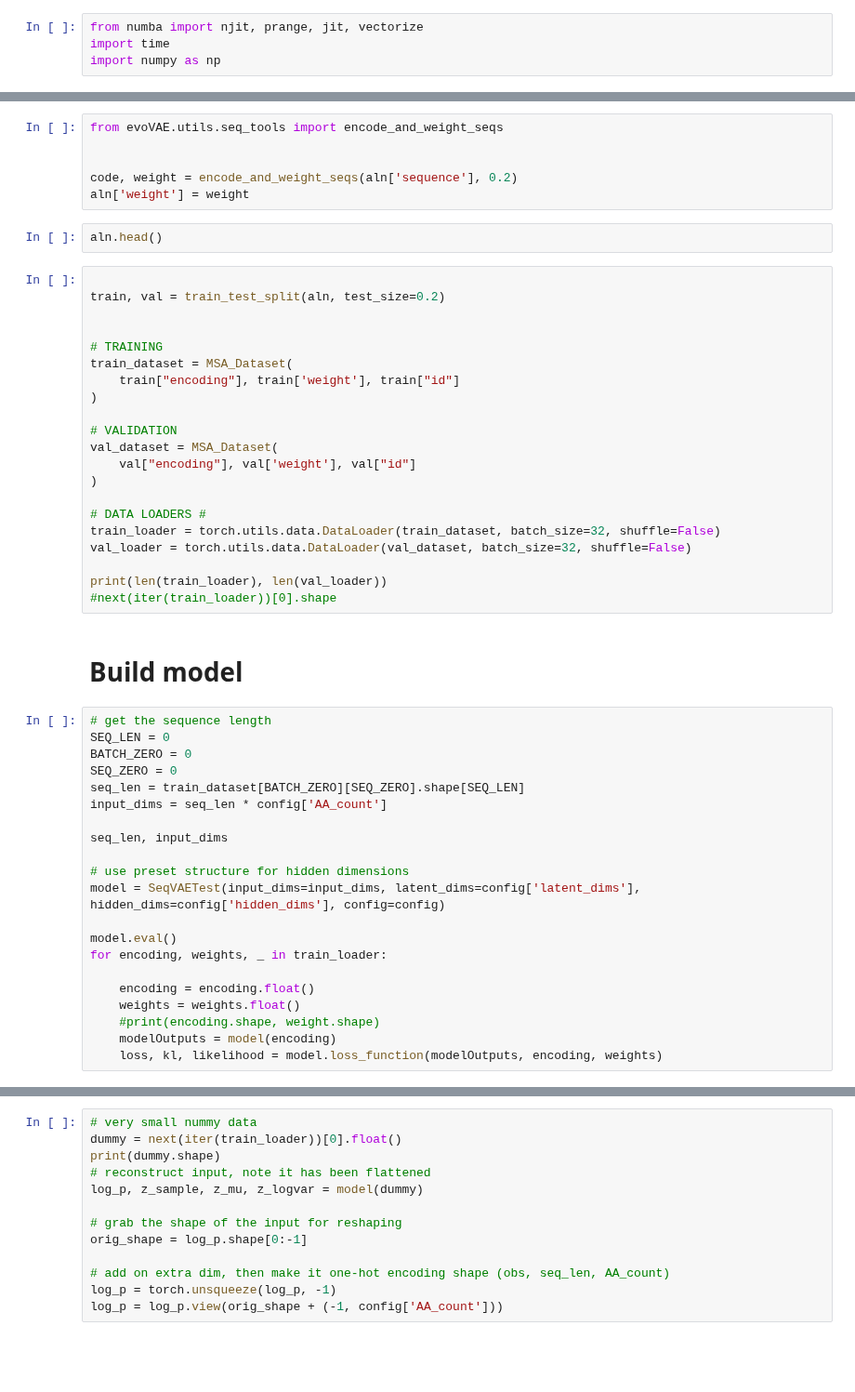
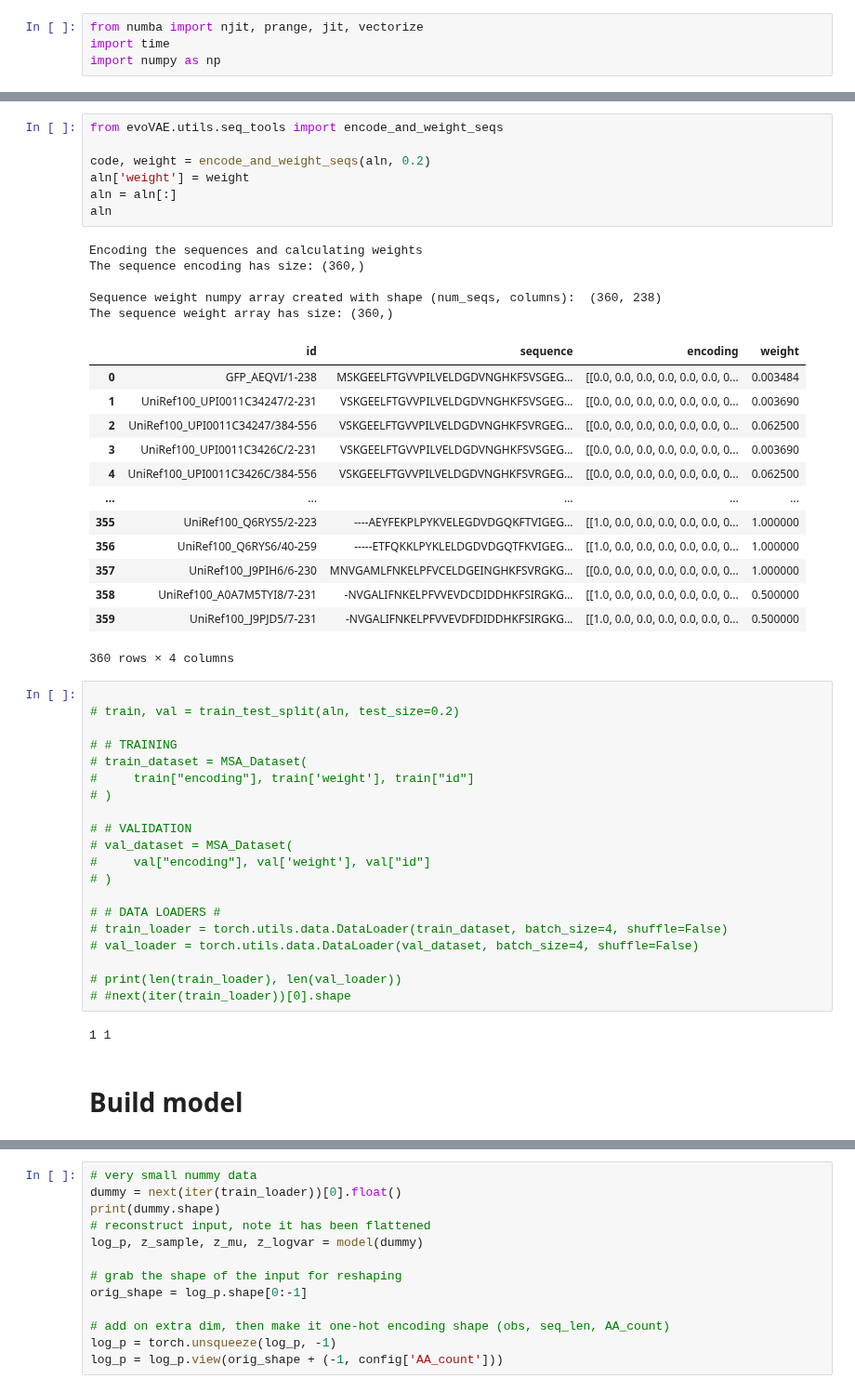
Before and after one commit to SebPorras/MAP_VAE, a Jupyter notebook: notebooks/model_playground.ipynb, the cells around one changed output, grey strips where cells are left out. Shown at 93% size. Drawn from its saved outputs; the diff is of its cells as text; blank space fills up the shorter version.

```diff
--- a/notebooks/model_playground.ipynb
+++ b/notebooks/model_playground.ipynb
@@ -149,52 +78,50 @@ msa.shape
 # %%
 from evoVAE.utils.seq_tools import encode_and_weight_seqs
 
-
-code, weight = encode_and_weight_seqs(aln['sequence'], 0.2)
+code, weight = encode_and_weight_seqs(aln, 0.2)
 aln['weight'] = weight
+aln = aln[:]
+aln
+# %% [output]
+Encoding the sequences and calculating weights
+The sequence encoding has size: (360,)
+
+Sequence weight numpy array created with shape (num_seqs, columns):  (360, 238)
+The sequence weight array has size: (360,)
+|  | id | sequence | encoding | weight |
+| 0 | GFP_AEQVI/1-238 | MSKGEELFTGVVPILVELDGDVNGHKFSVSGEG... | [[0.0, 0.0, 0.0, 0.0, 0.0, 0.0, 0... | 0.003484 |
+| 1 | UniRef100_UPI0011C34247/2-231 | VSKGEELFTGVVPILVELDGDVNGHKFSVSGEG... | [[0.0, 0.0, 0.0, 0.0, 0.0, 0.0, 0... | 0.003690 |
+| 2 | UniRef100_UPI0011C34247/384-556 | VSKGEELFTGVVPILVELDGDVNGHKFSVRGEG... | [[0.0, 0.0, 0.0, 0.0, 0.0, 0.0, 0... | 0.062500 |
+| 3 | UniRef100_UPI0011C3426C/2-231 | VSKGEELFTGVVPILVELDGDVNGHKFSVSGEG... | [[0.0, 0.0, 0.0, 0.0, 0.0, 0.0, 0... | 0.003690 |
+| 4 | UniRef100_UPI0011C3426C/384-556 | VSKGEELFTGVVPILVELDGDVNGHKFSVRGEG... | [[0.0, 0.0, 0.0, 0.0, 0.0, 0.0, 0... | 0.062500 |
+| ... | ... | ... | ... | ... |
+| 355 | UniRef100_Q6RYS5/2-223 | ----AEYFEKPLPYKVELEGDVDGQKFTVIGEG... | [[1.0, 0.0, 0.0, 0.0, 0.0, 0.0, 0... | 1.000000 |
+| 356 | UniRef100_Q6RYS6/40-259 | -----ETFQKKLPYKLELDGDVDGQTFKVIGEG... | [[1.0, 0.0, 0.0, 0.0, 0.0, 0.0, 0... | 1.000000 |
+| 357 | UniRef100_J9PIH6/6-230 | MNVGAMLFNKELPFVCELDGEINGHKFSVRGKG... | [[0.0, 0.0, 0.0, 0.0, 0.0, 0.0, 0... | 1.000000 |
+| 358 | UniRef100_A0A7M5TYI8/7-231 | -NVGALIFNKELPFVVEVDCDIDDHKFSIRGKG... | [[1.0, 0.0, 0.0, 0.0, 0.0, 0.0, 0... | 0.500000 |
+| 359 | UniRef100_J9PJD5/7-231 | -NVGALIFNKELPFVVEVDFDIDDHKFSIRGKG... | [[1.0, 0.0, 0.0, 0.0, 0.0, 0.0, 0... | 0.500000 |
+360 rows × 4 columns
-# %%
-aln.head()
 # %%
 
-train, val = train_test_split(aln, test_size=0.2)
+# train, val = train_test_split(aln, test_size=0.2)
 
+# # TRAINING
+# train_dataset = MSA_Dataset(
+#     train["encoding"], train['weight'], train["id"]
+# )
 
-# TRAINING
-train_dataset = MSA_Dataset(
-    train["encoding"], train['weight'], train["id"]
-)
+# # VALIDATION
+# val_dataset = MSA_Dataset(
+#     val["encoding"], val['weight'], val["id"]
+# )
 
-# VALIDATION
-val_dataset = MSA_Dataset(
-    val["encoding"], val['weight'], val["id"]
-)
+# # DATA LOADERS #
+# train_loader = torch.utils.data.DataLoader(train_dataset, batch_size=4, shuffle=False)
+# val_loader = torch.utils.data.DataLoader(val_dataset, batch_size=4, shuffle=False)
 
-# DATA LOADERS #
-train_loader = torch.utils.data.DataLoader(train_dataset, batch_size=32, shuffle=False)
-val_loader = torch.utils.data.DataLoader(val_dataset, batch_size=32, shuffle=False)
-
-print(len(train_loader), len(val_loader))
-#next(iter(train_loader))[0].shape
+# print(len(train_loader), len(val_loader))
+# #next(iter(train_loader))[0].shape
+# %% [output]
+1 1
 # %% [markdown]
 # Build model
-# %%
-# get the sequence length
-SEQ_LEN = 0
-BATCH_ZERO = 0
-SEQ_ZERO = 0
-seq_len = train_dataset[BATCH_ZERO][SEQ_ZERO].shape[SEQ_LEN]
-input_dims = seq_len * config['AA_count']
-
-seq_len, input_dims
-
-# use preset structure for hidden dimensions
-model = SeqVAETest(input_dims=input_dims, latent_dims=config['latent_dims'], hidden_dims=config['hidden_dims'], config=config)
-
-model.eval()
-for encoding, weights, _ in train_loader:
-
-    encoding = encoding.float()
-    weights = weights.float()
-    #print(encoding.shape, weight.shape)
-    modelOutputs = model(encoding)
-    loss, kl, likelihood = model.loss_function(modelOutputs, encoding, weights)
```
Also changed, not shown: parts of 12 cells of this notebook, 4 other files.
